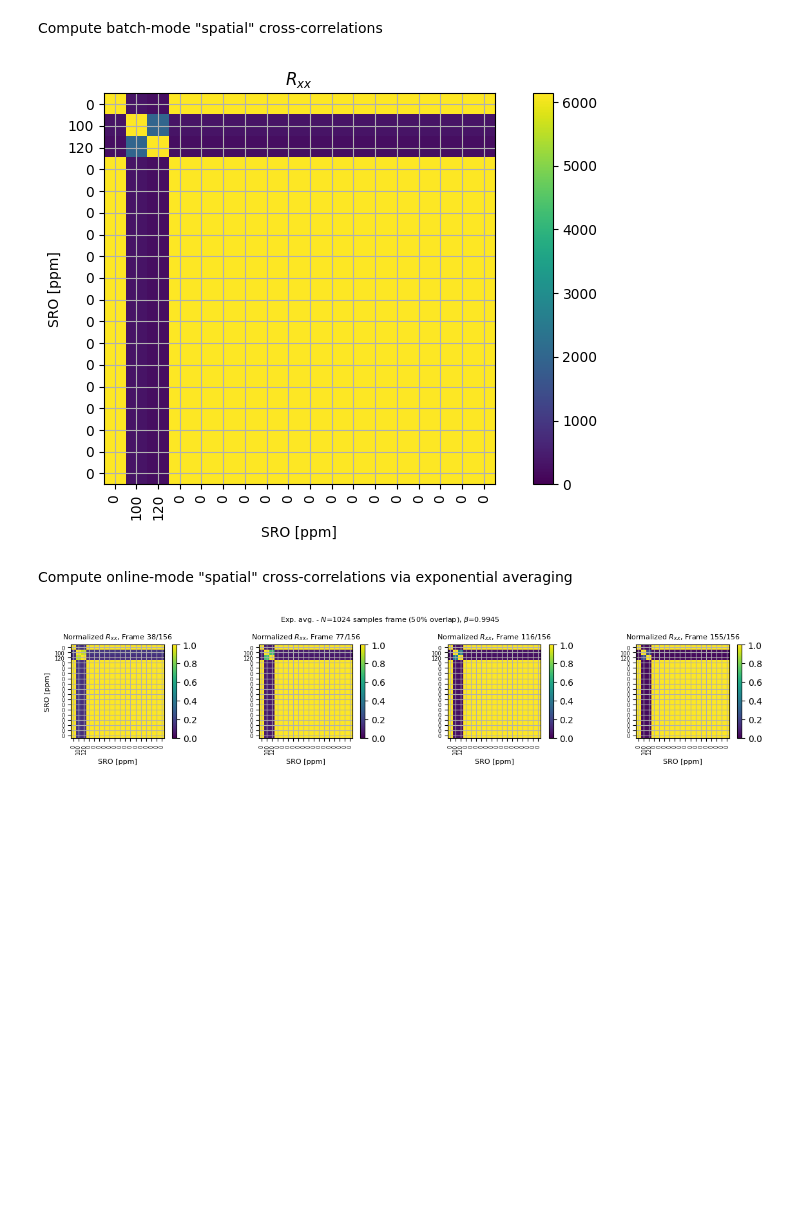
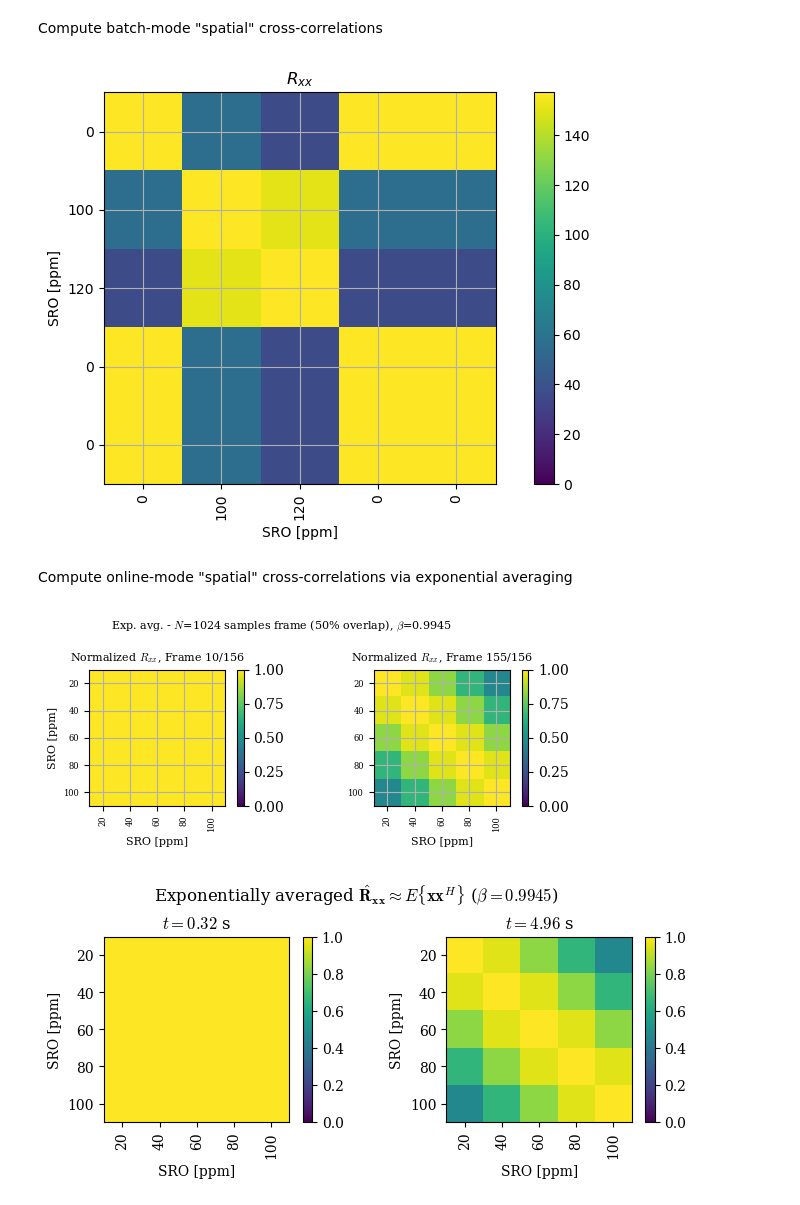
Before and after one commit to p-didier/sounds-phd, a Jupyter notebook: 01_algorithms/01_NR/02_distributed/dev/sros_tests.ipynb, the cells around one changed output. Saved outputs shown, nothing was run; the diff lists cells and outputs as text; code cells hidden in the pictures; blank space fills up the shorter version.

Commit message:
Some neater / more complete plots for SOUNDS SC meeting #5

```diff
--- a/01_algorithms/01_NR/02_distributed/dev/sros_tests.ipynb
+++ b/01_algorithms/01_NR/02_distributed/dev/sros_tests.ipynb
@@ -11,14 +11,15 @@ pathToRoot = Path().resolve()
 while PurePath(pathToRoot).name != rootFolder:
     pathToRoot = pathToRoot.parent
 sys.path.append(f'{pathToRoot}/01_algorithms/01_NR/02_distributed')
-from danse_utilities.setup import apply_sro
+from danse_utilities.setup import apply_sro_sto
 %matplotlib inline
 matplotlib.style.use('default')  # <-- for Jupyter: white figures background
 
 fs = 16000                   # sampling frequency [samples/s] (true sampling rate)
 dur = 5                    # signal duration [s]
-nSignals = 18
-srosToTest = np.linspace(0,500,nSignals)   # SRO [ppm]
+# nSignals = 18
+nSignals = 5
+srosToTest = np.linspace(0,100,nSignals)   # SRO [ppm]
 srosToTest = np.insert(srosToTest, 0, 0)
 signalType = 'noise'
 signalType = 'speech'
@@ -71,7 +72,7 @@ Resampling x to 16000 samples/s.
 Apply SROs
 # %%
 # APPLY SROs
-x_out, t_out, fssro = apply_sro(x, fs, sensorToNodeTags, srosToTest, showSRO=False)
+x_out, t_out, fssro = apply_sro_sto(x, fs, sensorToNodeTags, srosToTest, STOinducedDelays=np.zeros_like(srosToTest), plotit=False)
 
 # Test plot
 fig = plt.figure(figsize=(8,2))
@@ -130,7 +131,7 @@ srosToTestRxx = np.zeros(nSignals + 1)
 srosToTestRxx[2] = 100
 srosToTestRxx[3] = 120
 # APPLY SROs
-x_out, t_out, fssro = apply_sro(x, fs, sensorToNodeTags, srosToTestRxx, showSRO=False)
+x_out, t_out, fssro = apply_sro_sto(x, fs, sensorToNodeTags, srosToTestRxx, STOinducedDelays=np.zeros_like(srosToTestRxx), plotit=False)
 srosToTestRxx = srosToTestRxx[1:]
 
 Rxx = np.dot(x_out[:, 1:].T, x_out[:, 1:].conj())
@@ -147,25 +148,28 @@ plt.yticks(np.arange(nSignals), labels=[f'{int(srosToTestRxx[ii])}' for ii in ra
 plt.colorbar(mapp)
 plt.tight_layout()
 # %% [output]
-[figure, old version]
+[figure, new version]
 # %% [markdown]
 Compute online-mode "spatial" cross-correlations via exponential averaging
 # %%
 # COMPUTE ONLINE (EXP. AVERAGING) MODE "SPATIAL" CROSS-CORRELATIONS
+# hfont = {'fontname':'Arial'}]
+plt.rcdefaults()
+plt.style.use('U:/py/sounds-phd/95_style_sheets/plot1.mplstyle')
 
 srosToTestRxx = np.zeros(nSignals + 1)
 title = 'noSROs'
 srosToTestRxx[2] = 100
 srosToTestRxx[3] = 120
-title = 'outlierNodes'
-# srosToTestRxx = np.linspace(0, 300, num=nSignals+1)
-# title = 'linspaceSROs'
+# title = 'outlierNodes'
+srosToTestRxx = np.linspace(0, 100, num=nSignals+1)
+title = 'linspaceSROs'
 # APPLY SROs
-x_out, t_out, fssro = apply_sro(x, fs, sensorToNodeTags, srosToTestRxx, showSRO=False)
+x_out, t_out, fssro = apply_sro_sto(x, fs, sensorToNodeTags, srosToTestRxx, STOinducedDelays=np.zeros_like(srosToTestRxx), plotit=False)
 srosToTestRxx = srosToTestRxx[1:]
 
 # Plot parameters
-nMaps = 4
+nMaps = 2
 RxxForPlot = np.empty((nSignals, nSignals, 0))
 
 frameSize = 2**10
@@ -173,38 +177,64 @@ ovlp = 0.5
 beta = 0.9945   # exp. averaging update constant
 nNewSamplesPerFrame = int(frameSize * (1 - ovlp))
 nFrames = int(np.floor(x_out.shape[0] / nNewSamplesPerFrame))
-idxFramesForPlot = int(nFrames / nMaps) * np.arange(1,nMaps+1) - 1
+# idxFramesForPlot = int(nFrames / nMaps) * np.arange(1,nMaps+1) - 1
+idxFramesForPlot = [10]
+if nMaps > 2:
+    for ii in range(nMaps - 2):
+        idxFramesForPlot.append(int(nFrames / (nMaps - 1)) * (ii + 1))
+idxFramesForPlot.append(nFrames - 1)
 for l in range(nFrames):
     idxBeg = l * nNewSamplesPerFrame
     idxEnd = idxBeg + frameSize
     xCurr = x_out[idxBeg:idxEnd, 1:]
     if l == 0:
         Rxx = np.dot(xCurr.T, xCurr.conj())
     else:
         Rxx = beta * Rxx + (1 - beta) * np.dot(xCurr.T, xCurr.conj())
 
     if l in idxFramesForPlot:
         RxxForPlot = np.concatenate((RxxForPlot, Rxx[:, :, np.newaxis]), axis=2)
 
-# PLOT
-fig = plt.figure(figsize=(3*nMaps,3/5*nMaps))
+# PLOT -- for LaTeX journal week 11 2022
+fig = plt.figure(figsize=(3*nMaps,3/5*4))
 for ii in range(nMaps):
     ax = fig.add_subplot(100 + nMaps * 10 + ii + 1)
     mapp = ax.imshow(RxxForPlot[:,:,ii] / np.amax(RxxForPlot[:,:,ii]), vmin=0, vmax=1)
     if nSignals < 20:
         ax.grid()
     ax.set_xlabel('SRO [ppm]', size=8)
     if ii == 0:
         ax.set_ylabel('SRO [ppm]', size=8)
     ax.set_title(f'Normalized $R_{{xx}}$, Frame {idxFramesForPlot[ii]}/{nFrames}', size=8)
     plt.xticks(np.arange(nSignals), labels=[f'{int(srosToTestRxx[ii])}' for ii in range(nSignals)], rotation='vertical', size=6)
     plt.yticks(np.arange(nSignals), labels=[f'{int(srosToTestRxx[ii])}' for ii in range(nSignals)], rotation='horizontal', size=6)
     plt.colorbar(mapp)
 plt.suptitle(f'Exp. avg. - $N$={frameSize} samples frame ({int(100 * ovlp)}% overlap), $\\beta$={beta}', size=8)
 plt.tight_layout()
 
-if 1:
+if 0:
     fig.savefig(f'./figs/SROs/onCorrelations/out_{title}_{signalType}.png')
     fig.savefig(f'./figs/SROs/onCorrelations/out_{title}_{signalType}.pdf')
+
+# PLOT -- for IWAENC 1-slider / SOUNDS blog post [see TUE in Word journal week26, 2022]
+fig2 = plt.figure(figsize=(7,3))
+for ii in range(nMaps):
+    ax = fig2.add_subplot(100 + nMaps * 10 + ii + 1)
+    mapp = ax.imshow(RxxForPlot[:,:,ii] / np.amax(RxxForPlot[:,:,ii]), vmin=0, vmax=1)
+    ax.set_xlabel('SRO [ppm]')#, size=8)
+    # if ii == 0:
+    ax.set_ylabel('SRO [ppm]')#, size=8)
+    # ax.set_title(f'Frame {idxFramesForPlot[ii]}/{nFrames}')#, size=8)
+    ax.set_title(f'$t={idxFramesForPlot[ii] * nNewSamplesPerFrame / fs}$ s')
+    plt.xticks(np.arange(nSignals), labels=[f'{int(srosToTestRxx[ii])}' for ii in range(nSignals)], rotation='vertical')#, size=8)
+    plt.yticks(np.arange(nSignals), labels=[f'{int(srosToTestRxx[ii])}' for ii in range(nSignals)], rotation='horizontal')#, size=8)
+    plt.colorbar(mapp)
+plt.suptitle(f'Exponentially averaged $\\hat{{\\mathbf{{R}}}}_\\mathbf{{xx}} \\approx E\\{{\\mathbf{{xx}}^H\\}}$ ($\\beta={beta}$)')
+plt.tight_layout()
+
+if 1:
+    fig2.savefig(f'./figs/SROs/onCorrelations/out_{title}_{signalType}_forBlog.png')
+    fig2.savefig(f'./figs/SROs/onCorrelations/out_{title}_{signalType}_forBlog.pdf')
 # %% [output]
-[figure, old version]
+[figure, new version]
+[figure, added]
```
Also changed, not shown: parts of 4 cells of this notebook, 2 other files.
